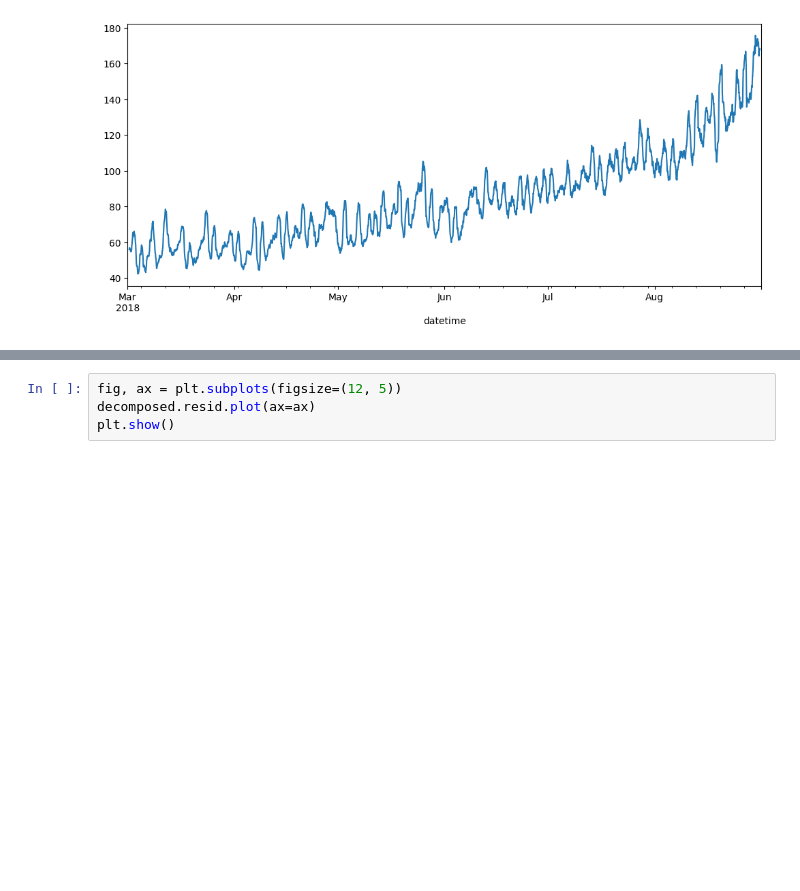
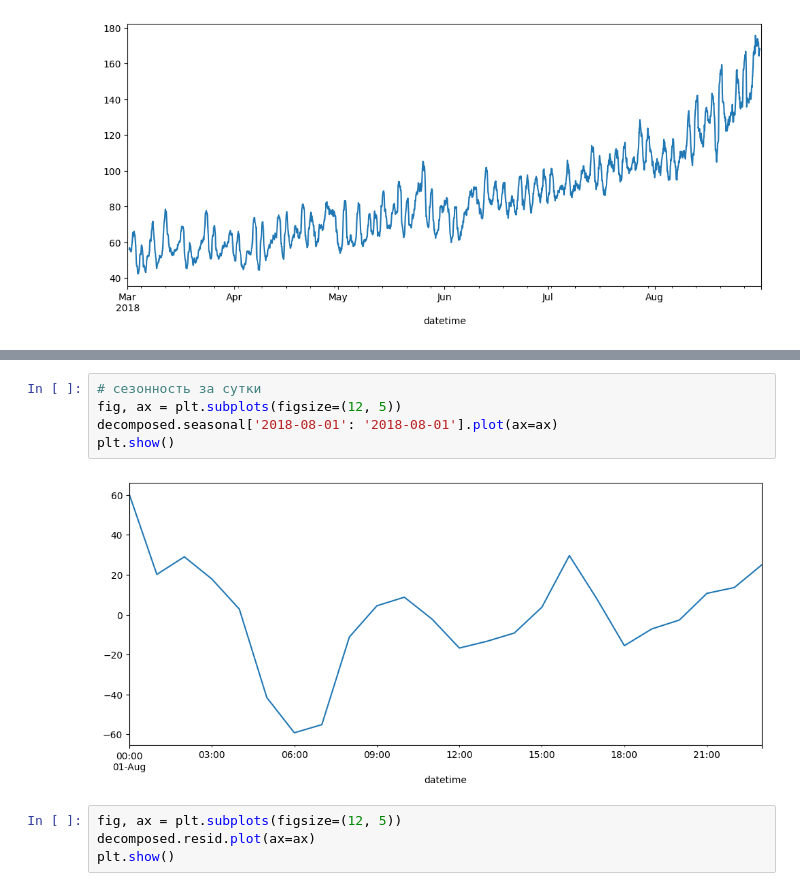
Before and after one commit to mikhailmartin/YandexPracticum, a Jupyter notebook: 12_TimeSeries.ipynb, the cells around one changed output, grey strips where cells are left out. Drawn from its saved outputs; the diff is of its cells as text; blank space fills up the shorter version.

```diff
--- a/12_TimeSeries.ipynb
+++ b/12_TimeSeries.ipynb
@@ -171,3 +177,10 @@ plt.show()
+# %%
+# сезонность за сутки
+fig, ax = plt.subplots(figsize=(12, 5))
+decomposed.seasonal['2018-08-01': '2018-08-01'].plot(ax=ax)
+plt.show()
+# %% [output]
+[figure, added]
 # %%
 fig, ax = plt.subplots(figsize=(12, 5))
 decomposed.resid.plot(ax=ax)
```
Also changed, not shown: parts of 27 cells of this notebook.
